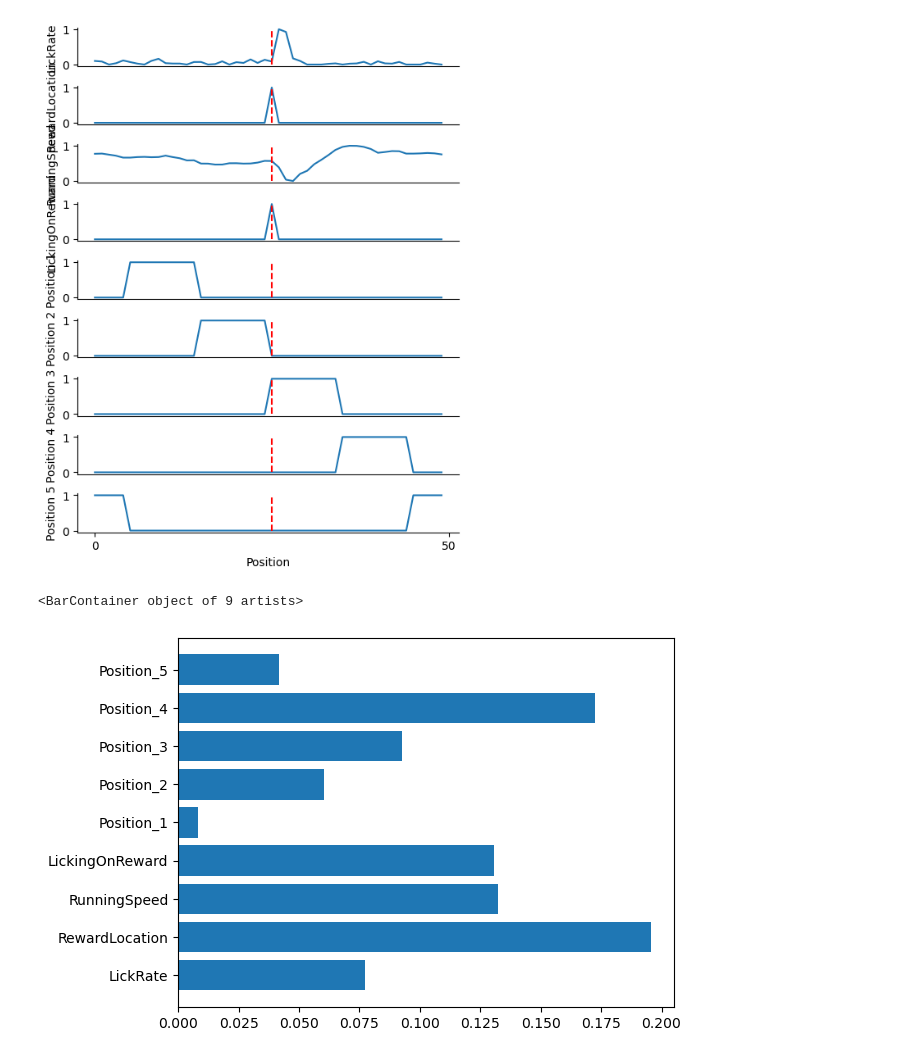
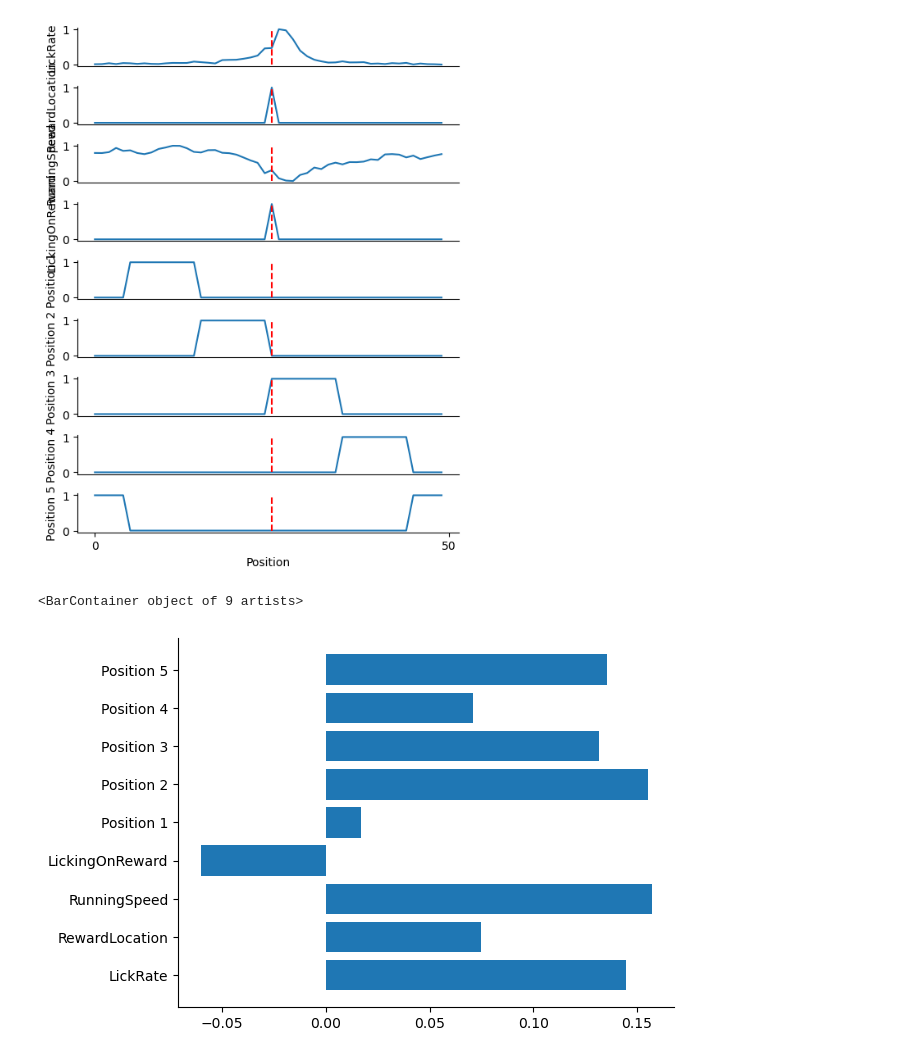
Before and after one commit to Milstein-Lab/CA1-interneuron-GLM, a Jupyter notebook: GLM_analysis.ipynb, the cells around one changed output. Cells and saved outputs as stored; diff of their text form; code cells hidden in the pictures.

Commit message:
"bug in EC data: fix?"

```diff
--- a/GLM_analysis.ipynb
+++ b/GLM_analysis.ipynb
@@ -19,7 +19,10 @@ plt.rcParams.update({'font.size': 10,
 #                     'svg.fonttype': 'none'})
 
 # Load the data
-filepath = "SSTindivsomata_GLM.mat"
+# filepath = "SSTindivsomata_GLM.mat"
+# filepath = "NDNFindivsomata_GLM.mat"
+filepath = "EC_GLM.mat"
+
 data_dict = mat73.loadmat(filepath)
 # %%
 num_animals = len(data_dict['animal']['ShiftLrate'])
@@ -63,11 +66,18 @@ for animal_idx in range(num_animals):
         neuron_data.append(data_dict['animal']['ShiftRunning'][animal_idx])             # Running speed
         variable_list.append('RunningSpeed') if neuron_idx == 1 and animal_idx == 0 else None
 
+        ####################################################
+        # TODO: EC_GLM.mat has a data mismatch (missing trial in neuron activity). Check with Christine
+        num_trials = np.min([neuron_data[i].shape[1] for i in range(len(neuron_data))])
+        for i in range(len(neuron_data)):
+            neuron_data[i] = neuron_data[i][:, :num_trials]
+        ####################################################
+
         combined_matrix = np.stack(neuron_data, axis=1)
 
         # Add variable for actual reward delivered (licks at reward location)
         licking_on_reward = data_dict['animal']['ShiftLrate'][animal_idx] * data_dict['animal']['ShiftV'][animal_idx]
-        licking_on_reward_expanded = licking_on_reward[:, np.newaxis, :]
+        licking_on_reward_expanded = licking_on_reward[:, np.newaxis, :num_trials]
         combined_matrix = np.concatenate((combined_matrix, licking_on_reward_expanded), axis=1)
         variable_list.append('LickingOnReward') if neuron_idx == 1 and animal_idx == 0 else None
 
@@ -103,10 +113,12 @@ for animal in reorganized_data:
         GLM_params[animal][i] = {'weights': ridge_cv.coef_,
                                  'intercept': ridge_cv.intercept_,
                                  'alpha': ridge_cv.alpha_,
-                                 'cv_results': np.mean(ridge_cv.cv_results_, axis=0)}
+                                 'cv_results': np.mean(ridge_cv.cv_results_, axis=0),
+                                 'R2': ridge_cv.score(design_matrix_X, neuron_activity)}
 # %%
 example_neuron = 0
 example_animal = 'animal_1'
+
 example_data = np.nanmean(reorganized_data[example_animal][example_neuron][:,:,1:], axis=2)
 example_data = (example_data - np.min(example_data, axis=0)) / (np.max(example_data, axis=0) - np.min(example_data, axis=0))
 example_neuron_activity = example_data[:, 0]
@@ -128,4 +140,4 @@ for i in range(example_variables.shape[1]):
     else:
         ax.set_xticks([])
 # %% [output]
-[figure, old version]
+[figure, new version]
@@ -132,9 +146,9 @@ for i in range(example_variables.shape[1]):
 # %%
 neuron_nr = 2
 
 # Bar graph
-plt.barh(variable_list[1:], GLM_params['animal_4'][neuron_nr]['weights'])
+plt.barh(variable_list[1:], GLM_params['animal_1'][neuron_nr]['weights'])
 # %% [output]
 <BarContainer object of 9 artists>
-[figure, old version]
+[figure, new version]
 # %%
```
Also changed, not shown: parts of 2 cells of this notebook.
